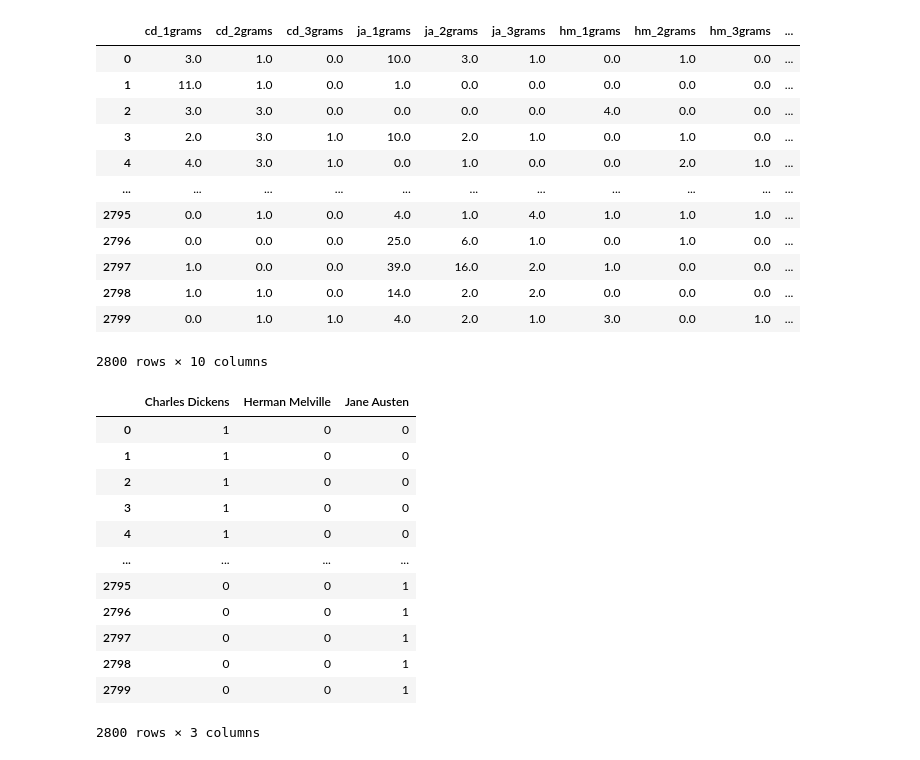
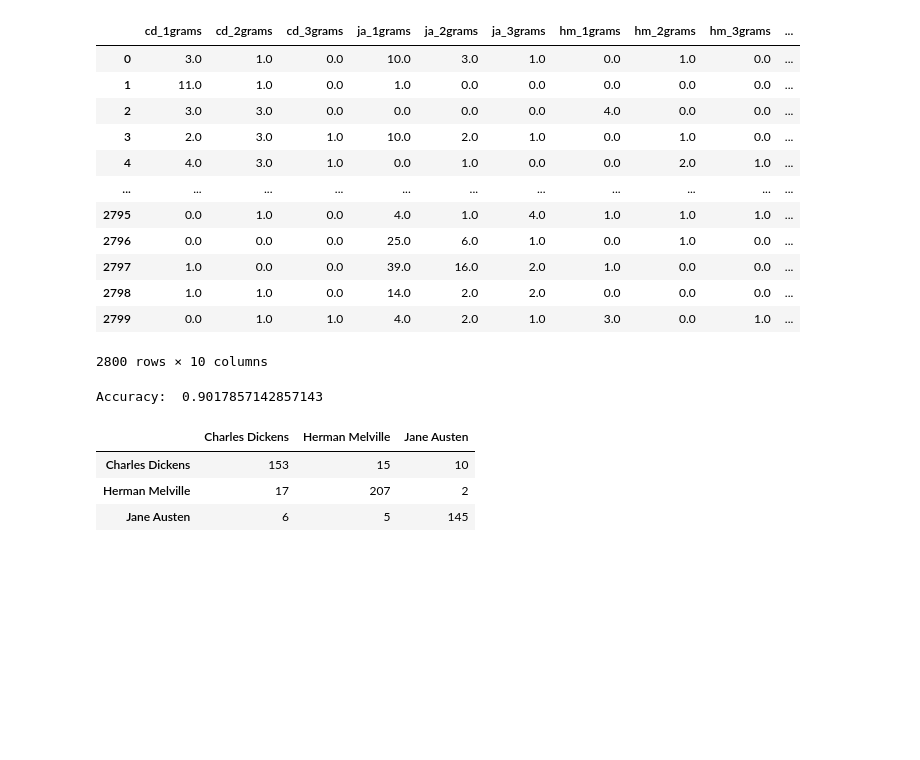
Before and after one commit to accuracy-eminent/writing_style_detection, a Jupyter notebook: ml.ipynb, the cells around one changed output. Drawn from its saved outputs; the diff is of its cells as text; code cells hidden in the pictures; blank space fills up the shorter version.

Commit message:
Add initial writing style prediction

```diff
--- a/ml.ipynb
+++ b/ml.ipynb
@@ -153,8 +157,8 @@ book_authors_df.columns = ['author_name', 'book_id']
 print(book_authors_df)
 data_df = data_df.merge(book_authors_df, on='book_id', how='left')
 data_df = data_df.drop(['book_id','sample_num'], axis=1)
-target_1hot = pd.get_dummies(data_df.author_name)
-data_df =
+#target_1hot = pd.get_dummies(data_df.author_name)
+#data_df = pd.concat([data_df.drop('author_name', axis=1), target_1hot], axis=1)
 data_df
 # %% [output]
         author_name  book_id
@@ -187,19 +191,29 @@ data_df
 | 2798 | 1.0 | 1.0 | 0.0 | 14.0 | 2.0 | 2.0 | 0.0 | 0.0 | 0.0 | ... |
 | 2799 | 0.0 | 1.0 | 1.0 | 4.0 | 2.0 | 1.0 | 3.0 | 0.0 | 1.0 | ... |
 2800 rows × 10 columns
-# %%
-pd.get_dummies(data_df.author_name)
-# %% [output]
-|  | Charles Dickens | Herman Melville | Jane Austen |
-| 0 | 1 | 0 | 0 |
-| 1 | 1 | 0 | 0 |
-| 2 | 1 | 0 | 0 |
-| 3 | 1 | 0 | 0 |
-| 4 | 1 | 0 | 0 |
-| ... | ... | ... | ... |
-| 2795 | 0 | 0 | 1 |
-| 2796 | 0 | 0 | 1 |
-| 2797 | 0 | 0 | 1 |
-| 2798 | 0 | 0 | 1 |
-| 2799 | 0 | 0 | 1 |
-2800 rows × 3 columns
+# %%
+tgt_cols = target_1hot.columns
+tgt_cols = ['author_name']
+X = data_df.drop(tgt_cols,axis=1)
+y = data_df.filter(tgt_cols).to_numpy().ravel()
+X_train, X_test, y_train, y_test = train_test_split(
+    X,
+    y,
+    test_size = 0.2,
+    random_state = 42)
+# %%
+gb_model =  GradientBoostingClassifier()
+gb_model.fit(X_train, y_train)
+y_pred = gb_model.predict(X_test)
+acc = metrics.accuracy_score(y_test, y_pred)
+print("Accuracy: ", acc)
+conf_matrix = pd.DataFrame(metrics.confusion_matrix(y_test, y_pred))
+conf_matrix.index = set(y_train)
+conf_matrix.columns = conf_matrix.index
+conf_matrix
+# %% [output]
+Accuracy:  0.9017857142857143
+|  | Charles Dickens | Herman Melville | Jane Austen |
+| Charles Dickens | 153 | 15 | 10 |
+| Herman Melville | 17 | 207 | 2 |
+| Jane Austen | 6 | 5 | 145 |
```
Also changed, not shown: parts of 1 cell of this notebook.
